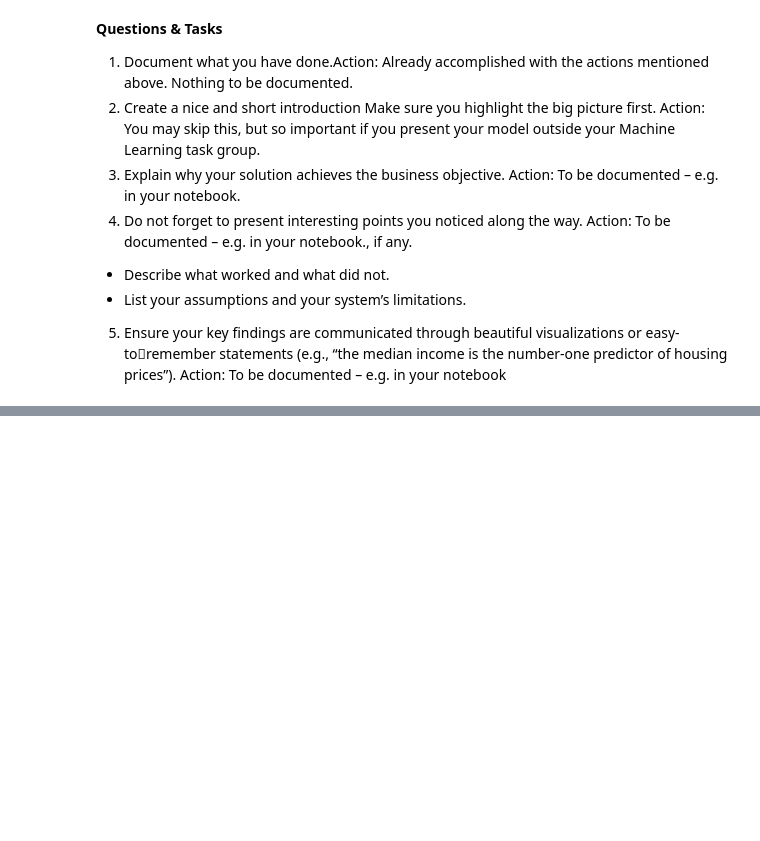
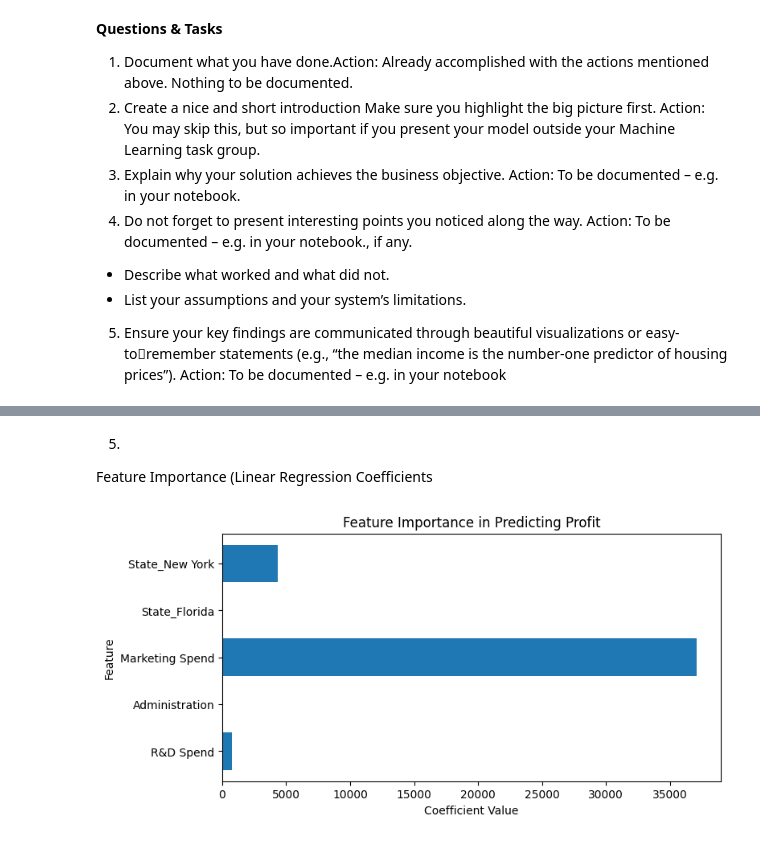
Before and after one commit to HazaraTechLab/Big-Mamma-Pizzaria, a Jupyter notebook: 50StartUps.ipynb, the cells around one changed output, grey strips where cells are left out. Saved outputs shown, nothing was run; the diff lists cells and outputs as text; code cells hidden in the pictures; blank space fills up the shorter version.

```diff
--- a/50StartUps.ipynb
+++ b/50StartUps.ipynb
@@ -726,0 +1026,20 @@ Action: To be documented – e.g. in your notebook
+# %% [markdown]
+5.
+Feature Importance (Linear Regression Coefficients
+# %%
+# 5.
+import matplotlib.pyplot as plt
+import numpy as np
+
+# Hent feature names fra preprocessor
+feature_names = numeric + list(grid_search.best_estimator_["preprocessor"].named_transformers_["onehot"].get_feature_names_out(categorical))
+coefficients = grid_search.best_estimator_["model"].coef_
+
+plt.figure(figsize=(8,4))
+plt.barh(feature_names, coefficients)
+plt.title("Feature Importance in Predicting Profit")
+plt.xlabel("Coefficient Value")
+plt.ylabel("Feature")
+plt.show()
+# %% [output]
+[figure, added]
```
Also changed, not shown: parts of 35 cells of this notebook.
